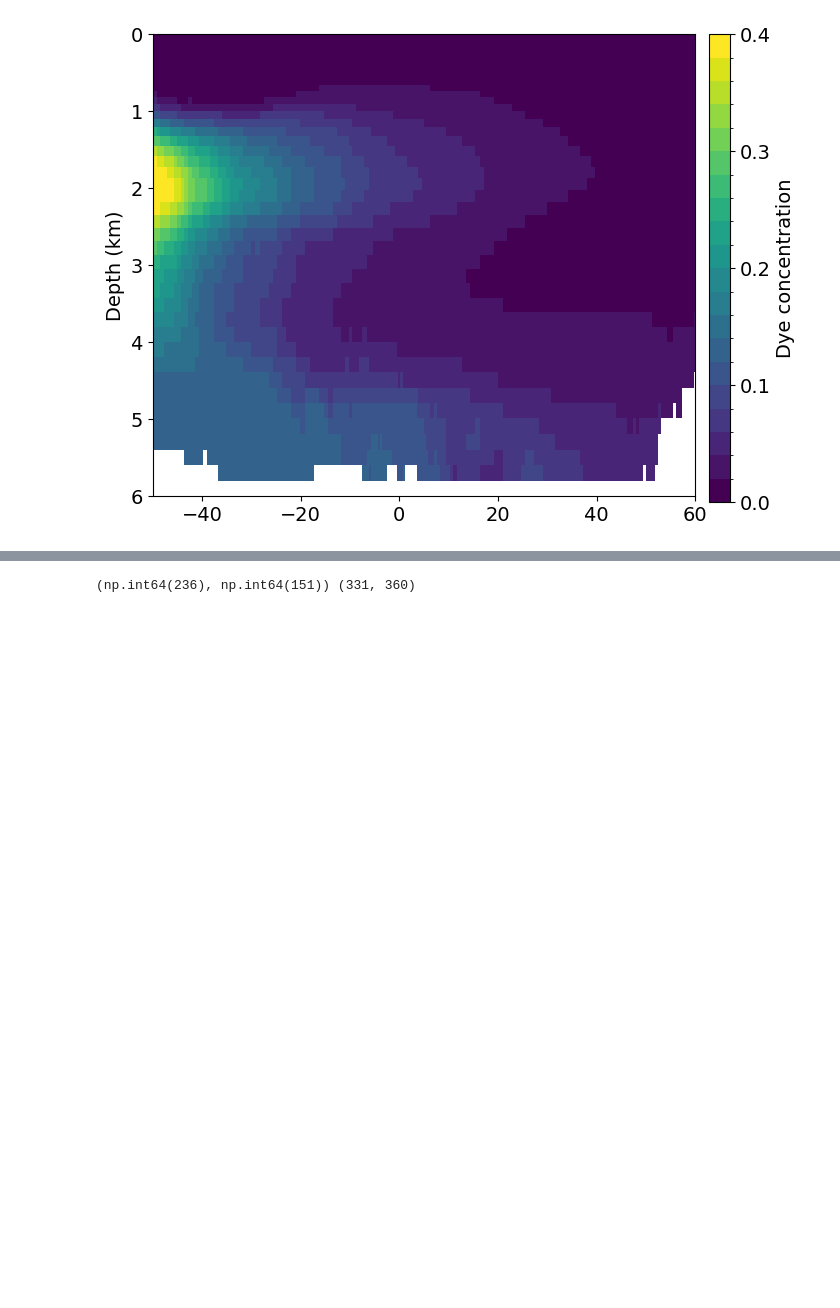
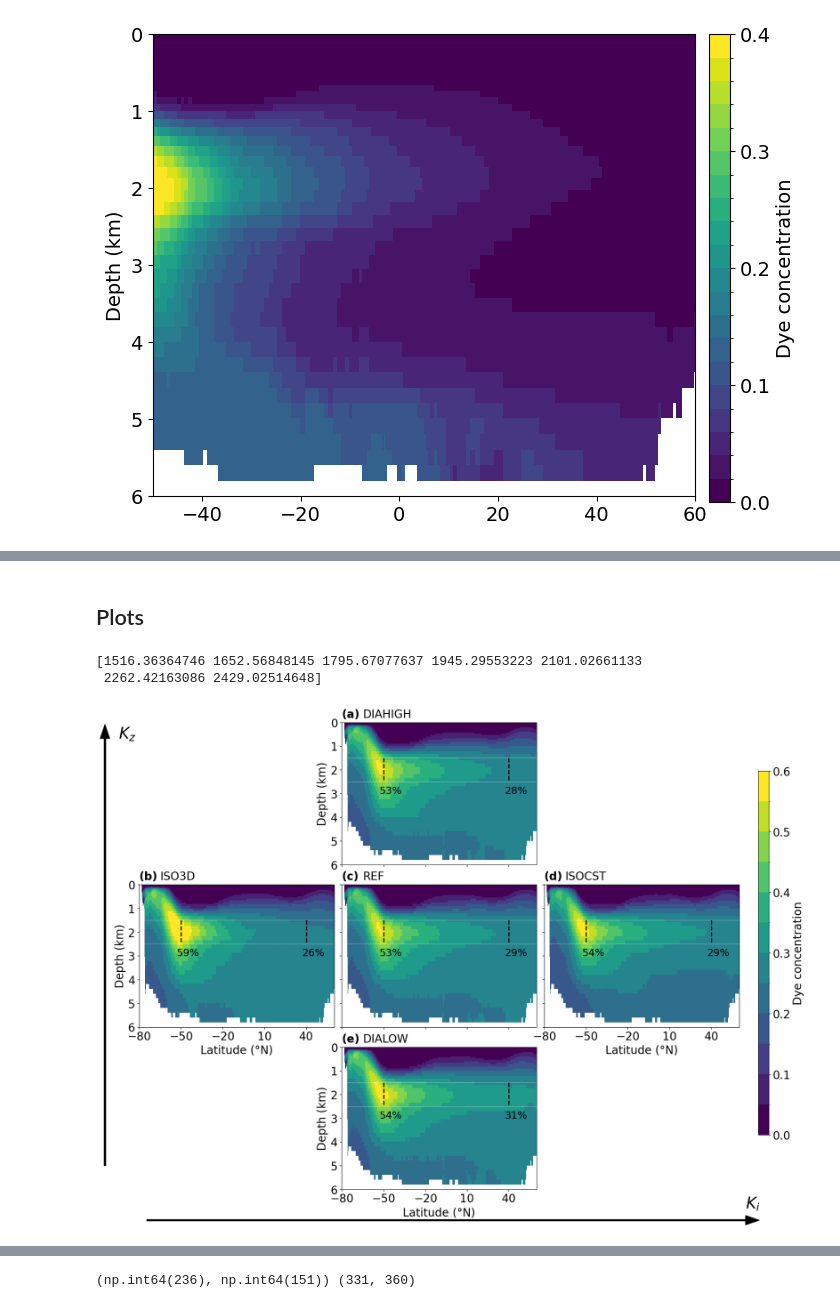
Before and after one commit to brumillet/dyes-evaluation_ventilation, a Jupyter notebook: notebooks/dyes_analysis.ipynb, the cells around one changed output, grey strips where cells are left out. Drawn from its saved outputs; the diff is of its cells as text; code cells hidden in the pictures; blank space fills up the shorter version.

```diff
--- a/notebooks/dyes_analysis.ipynb
+++ b/notebooks/dyes_analysis.ipynb
@@ -1081,7 +1005,7 @@ year = 800; simu = 'tm21ah21'; filename = uf.filename(year, card=simu); ds_avera
 # %%
 fig = plt.figure(figsize = (7, 6)); font = 14; ax = plt.gca()
 
-pco = uf.plot_Pac_mean(ax, ds_averaged, 'DyeNA', l_depth, mask_NEMO_Pac, new_nav_lat, font = font, cb = False,
+pco = uf.plot_Pac_mean(ax, transient_nemo_frac.isel(Time = 35), 'dyeNA', l_depth, mask_NEMO_Pac, new_nav_lat, font = font, cb = False,
                        xlim = (-50, 60), xticks = [-80 + i * 20 for i in range(8)], vmax = 0.4, nbins = 20)
 uf.add_cbar(fig, pco[0], x = 0.92, label = 'Dye concentration', fontsize = font, ticks = [0.1 * i for i in range(5)], width = 0.03, height = 0.78)
 
@@ -1095,4 +1017,4 @@ The data were not made available, but if you want them please email me to : brun
 # %%
-dsClim = xr.open_dataset(data_path + "climatology_Brunov2.nc")
+dsClim = xr.open_dataset(data_path + "basin_masks.nc")
 l_lat_clim = dsClim['lat'].values; l_lon_clim = dsClim['lon'].values; l_depth0 = uf.create_l_depth()
 mask_clim = dsClim['basin_masks'].values
@@ -1210,0 +1123,58 @@ lats_avg = uf.get_lats_avg(new_nav_lat, mask_NEMO_Pac)
+# %% [markdown]
+## Plots
+# %%
+sensitivity_ZM_dataset = xr.open_dataset(data_path + 'sensitivity_ZM_dataset.nc')
+sensitivity_age1945m_dataset = xr.open_dataset(data_path + 'sensitivity_age1945m_dataset.nc')
+# %%
+print(l_depth[50:57])
+mask_50S = (lats_avg <= -49.5) & (lats_avg >= -50.5)
+mask_40N = (lats_avg <= 40.5) & (lats_avg >= 39.5)
+# %% [output]
+[1516.36364746 1652.56848145 1795.67077637 1945.29553223 2101.02661133
+ 2262.42163086 2429.02514648]
+# %%
+fig = plt.figure(figsize = (20, 15))
+gs = fig.add_gridspec(3, 4, width_ratios = [1, 1, 1, 0.1], wspace=0.05, hspace=0.14)
+idye = uf.l_patches2.index('NA'); font = 20; norm = uf.get_BoundNorm(0, 0.6, cmapname = 'viridis', nbins = 12)
+
+
+ax = fig.add_subplot(gs[0, 1]); xlabels, ylabels = False, True
+pco = ax.pcolormesh(lats_avg, l_depth, sensitivity_ZM_dataset['dyeNA_ZMPac_DIAHIGH'], norm = norm)
+ax.axhline(y = 1500, ls = '--', color = 'white', linewidth = .5); ax.axhline(y = 2500, ls = '--', color = 'white', linewidth = .5)
+uf.plot_details_axis(ax, pco, cb = False, xlim = (-80, 60), ylim = (6000, 0), font = font, xlabels = xlabels, ylabels = ylabels, xticks = [-80 + 30*i for i in range(5)])
+ax.text(-80, -200, '(a)', fontsize = font, fontweight = 'bold'); ax.text(-65, -200, 'DIAHIGH', fontsize = font)
+ax.plot([-50, -50], [1500, 2500], ls = '--', color = 'BLACK', linewidth = 2)
+ax.plot([40, 40], [1500, 2500], ls = '--', color = 'BLACK', linewidth = 2)
+ax.text(-53,  3000, str(round(np.nanmean(np.where(mask_50S, sensitivity_ZM_dataset['dyeNA_ZMPac_DIAHIGH'][50:57], np.nan))*100)) + '%', color = 'black', fontsize = font - 2)
+ax.text(37,  3000, str(round(np.nanmean(np.where(mask_40N, sensitivity_ZM_dataset['dyeNA_ZMPac_DIAHIGH'][50:57], np.nan))*100)) + '%', color = 'black', fontsize = font - 2)
+
+simus_isopyc = ['ISO3D', 'REF', 'ISOCST']
+for i in range(3):
+    ax = fig.add_subplot(gs[1, i]); xlabels, ylabels = uf.get_xylabels(2, 3, i)
+    if i !=1: xlabels = True
+    pco = ax.pcolormesh(lats_avg, l_depth, sensitivity_ZM_dataset['dyeNA_ZMPac_' + simus_isopyc[i]], norm = norm)
+    ax.axhline(y = 1500, ls = '--', color = 'white', linewidth = .5); ax.axhline(y = 2500, ls = '--', color = 'white', linewidth = .5)
+    uf.plot_details_axis(ax, pco, cb = False, xlim = (-80, 60), ylim = (6000, 0), font = font, xlabels = xlabels, ylabels = ylabels, xticks = [-80 + 30*i for i in range(5)])
+    ax.text(-80, -200, uf.panels_letter_parenthesis[i + 1], fontsize = font, fontweight = 'bold'); ax.text(-65, -200, simus_isopyc[i], fontsize = font)
+    ax.plot([-50, -50], [1500, 2500], ls = '--', color = 'BLACK', linewidth = 2)
+    ax.plot([40, 40], [1500, 2500], ls = '--', color = 'BLACK', linewidth = 2)
+    ax.text(-53,  3000, str(round(np.nanmean(np.where(mask_50S, sensitivity_ZM_dataset['dyeNA_ZMPac_' + simus_isopyc[i]][50:57], np.nan))*100)) + '%', color = 'black', fontsize = font - 2)
+    ax.text(37,  3000, str(round(np.nanmean(np.where(mask_40N, sensitivity_ZM_dataset['dyeNA_ZMPac_' + simus_isopyc[i]][50:57], np.nan))*100)) + '%', color = 'black', fontsize = font - 2)
+
+ax = fig.add_subplot(gs[2, 1]); xlabels, ylabels = True, True
+pco = ax.pcolormesh(lats_avg, l_depth, sensitivity_ZM_dataset['dyeNA_ZMPac_DIALOW'], norm = norm)
+ax.axhline(y = 1500, ls = '--', color = 'white', linewidth = .5); ax.axhline(y = 2500, ls = '--', color = 'white', linewidth = .5)
+uf.plot_details_axis(ax, pco, cb = False, xlim = (-80, 60), ylim = (6000, 0), font = font, xlabels = xlabels, ylabels = ylabels, xticks = [-80 + 30*i for i in range(5)])
+ax.text(-80, -200, uf.panels_letter_parenthesis[4], fontsize = font, fontweight = 'bold'); ax.text(-65, -200, 'DIALOW', fontsize = font)
+ax.plot([-50, -50], [1500, 2500], ls = '--', color = 'BLACK', linewidth = 2)
+ax.plot([40, 40], [1500, 2500], ls = '--', color = 'BLACK', linewidth = 2)
+ax.text(-53,  3000, str(round(np.nanmean(np.where(mask_50S, sensitivity_ZM_dataset['dyeNA_ZMPac_DIALOW'][50:57], np.nan))*100)) + '%', color = 'black', fontsize = font - 2)
+ax.text(37,  3000, str(round(np.nanmean(np.where(mask_40N, sensitivity_ZM_dataset['dyeNA_ZMPac_DIALOW'][50:57], np.nan))*100)) + '%', color = 'black', fontsize = font - 2)
+
+uf.add_cbar(fig, pco, label = 'Dye concentration', fontsize = font, ticks = [0.1 * i for i in range(7)], x = 0.89, height = 0.6, y = 0.2, width = 0.013)
+ax.arrow(-220, 7300, 430, 0, width = 60, clip_on = False, head_width = 400, head_length = 10, fill = True, color = 'black'); ax.text(210, 6800, '$K_{i}$', fontsize = font + 8, fontweight = 'bold')
+ax.arrow(-250, 5000, 0, -18000, width = 1.2, clip_on = False, head_width = 7, head_length = 600, fill = True, color = 'black'); ax.text(-240, -13000, '$K_z$', fontsize = font + 8, fontweight = 'bold')
+
+plt.savefig(fig_path + 'NA_5simulations_equilibrium_CNA.png', bbox_inches = 'tight')
+# %% [output]
+[figure, added]
```
Also changed, not shown: parts of 99 cells of this notebook, 17 other files.
